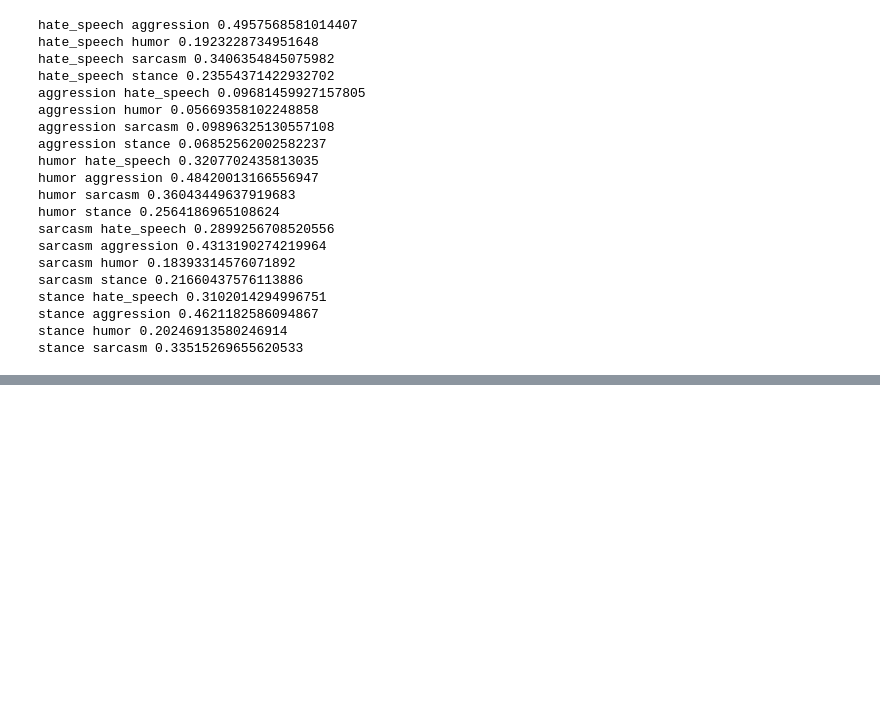
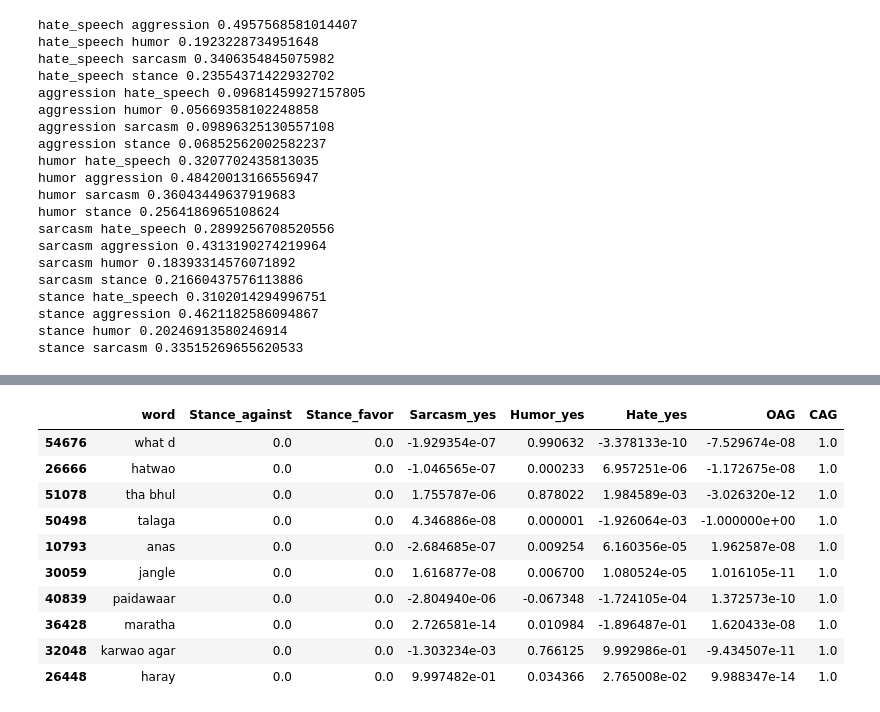
Before and after one commit to victor7246/Hinglish_Hate_Detection, a Jupyter notebook: notebooks/descriptive_study.ipynb, the cells around one changed output, grey strips where cells are left out. Cells and saved outputs as stored; diff of their text form; code cells hidden in the pictures; blank space fills up the shorter version.

```diff
--- a/notebooks/descriptive_study.ipynb
+++ b/notebooks/descriptive_study.ipynb
@@ -163,0 +878,14 @@ stance sarcasm 0.33515269655620533
+# %%
+words.sort_values(['CAG'],ascending=[False]).head(10)
+# %% [output]
+|  | word | Stance_against | Stance_favor | Sarcasm_yes | Humor_yes | Hate_yes | OAG | CAG |
+| 54676 | what d | 0.0 | 0.0 | -1.929354e-07 | 0.990632 | -3.378133e-10 | -7.529674e-08 | 1.0 |
+| 26666 | hatwao | 0.0 | 0.0 | -1.046565e-07 | 0.000233 | 6.957251e-06 | -1.172675e-08 | 1.0 |
+| 51078 | tha bhul | 0.0 | 0.0 | 1.755787e-06 | 0.878022 | 1.984589e-03 | -3.026320e-12 | 1.0 |
+| 50498 | talaga | 0.0 | 0.0 | 4.346886e-08 | 0.000001 | -1.926064e-03 | -1.000000e+00 | 1.0 |
+| 10793 | anas | 0.0 | 0.0 | -2.684685e-07 | 0.009254 | 6.160356e-05 | 1.962587e-08 | 1.0 |
+| 30059 | jangle | 0.0 | 0.0 | 1.616877e-08 | 0.006700 | 1.080524e-05 | 1.016105e-11 | 1.0 |
+| 40839 | paidawaar | 0.0 | 0.0 | -2.804940e-06 | -0.067348 | -1.724105e-04 | 1.372573e-10 | 1.0 |
+| 36428 | maratha | 0.0 | 0.0 | 2.726581e-14 | 0.010984 | -1.896487e-01 | 1.620433e-08 | 1.0 |
+| 32048 | karwao agar | 0.0 | 0.0 | -1.303234e-03 | 0.766125 | 9.992986e-01 | -9.434507e-11 | 1.0 |
+| 26448 | haray | 0.0 | 0.0 | 9.997482e-01 | 0.034366 | 2.765008e-02 | 9.988347e-14 | 1.0 |
```
Also changed, not shown: parts of 88 cells of this notebook, 38 other files.
